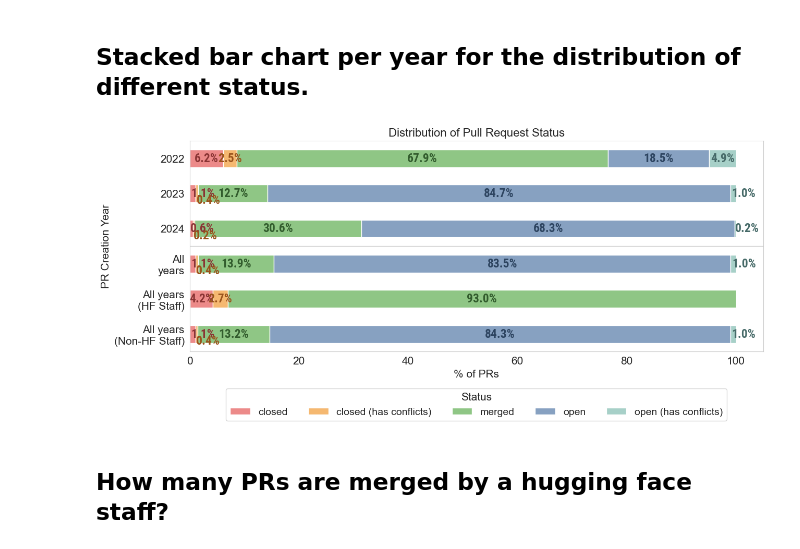
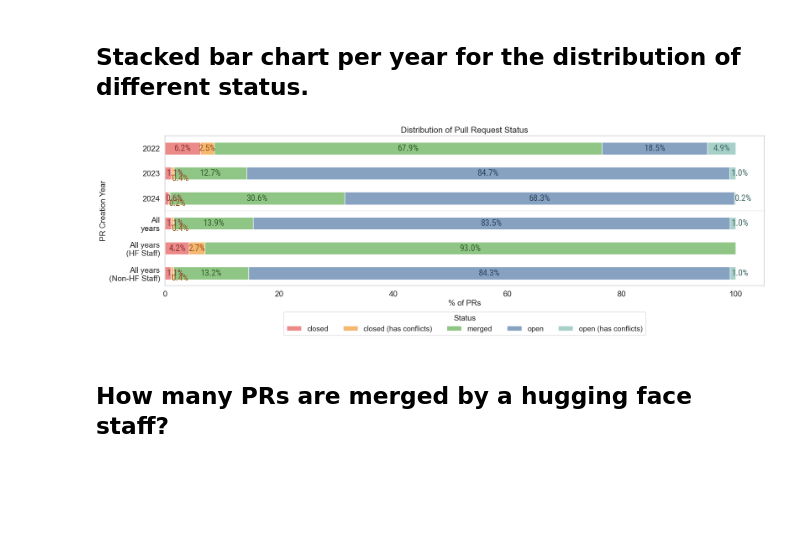
Before and after one commit to s2e-lab/model-evolution, a Jupyter notebook: scripts/notebooks/rq3_analysis.ipynb, the cells around one changed output. Saved outputs shown, nothing was run; the diff lists cells and outputs as text; code cells hidden in the pictures; blank space fills up the shorter version.

```diff
--- a/scripts/notebooks/rq3_analysis.ipynb
+++ b/scripts/notebooks/rq3_analysis.ipynb
@@ -131,7 +131,7 @@ stats.to_csv(RESULTS_DIR / 'rq3_dataset_stats.csv', header=False)
 # %%
 from matplotlib.font_manager import FontProperties
 import matplotlib.pyplot as plt
-from nb_utils import RESULTS_DIR
+from nb_utils import RESULTS_DIR, ROBOTO_CONDENSED_FONT
 
 # Group by year and status, and calculate counts
 status_counts = df.groupby(['year', 'status']).size().unstack(fill_value=0)
@@ -170,11 +170,10 @@ darker_colors = {
     'open (has conflicts)': '#466a68',  # Even Darker Teal
 }
 
-# Load the Roboto Condensed font from your local assets folder
-roboto_condensed = FontProperties(fname='../../assets/RobotoCondensed-Bold.ttf')
+
 
 # Plot the 100% stacked bar chart as horizontal with Tableau-like colors
-fig, ax = plt.subplots(figsize=(13, 6))
+fig, ax = plt.subplots(figsize=(18, 6))
 status_percentage.plot(kind='barh', stacked=True, ax=ax, color=[colors[status] for status in status_percentage.columns])
 
 # Add data labels for each segment with matching colors
@@ -185,42 +184,42 @@ for i, (year, row) in enumerate(status_percentage.iterrows()):
     for status, value in row.items():
         if value > 2:  # Only display labels for segments > 5% to prevent overlap
             ax.text(cumulative + value / 2, i, f"{value:.1f}%", ha='center', va='center',
-                    fontsize=17, fontweight='bold', fontproperties=roboto_condensed,
+                    fontsize=17, fontweight='bold', fontproperties=ROBOTO_CONDENSED_FONT,
                     color=darker_colors[status])  # Set text color to match bar color
             was_small = False
         elif value > 0:
             # For small segments, place the label outside with matching color
             ax.text(cumulative + value / 4, i + (delta if was_small else 0), f"{value:.1f}%", ha='left', va='center',
-                    fontsize=17, fontweight='bold', fontproperties=roboto_condensed,
+                    fontsize=17, fontweight='bold', fontproperties=ROBOTO_CONDENSED_FONT,
                     color=darker_colors[status])
             delta = -delta
             was_small = True
         cumulative += value
 
 # Add a red line separating the "Total" bar from the yearly data
 ax.axhline(y=len(status_percentage) - 3.5, color='lightgray', linewidth=1)
 
 # Customize plot with larger font sizes
 plt.title('Distribution of Pull Request Status', fontsize=16)
 plt.ylabel('PR Creation Year', fontsize=15)
 plt.xlabel('% of PRs', fontsize=15)
 # increase tick size
 plt.xticks(fontsize=15)
 plt.yticks(fontsize=15)
 plt.grid(False)
 
 # Move the legend outside and below the chart with increased label size
 plt.legend(title='Status', bbox_to_anchor=(0.5, -0.15), loc='upper center', ncol=len(status_percentage.columns),
            fontsize=14, title_fontsize=15)
 plt.tight_layout()
 
 # Save the plot to a PDF
 plt.savefig(RESULTS_DIR / 'RQ3StatusDistribution.pdf', format='pdf', bbox_inches='tight')
 
 
 plt.show()
 # %% [output]
-[figure, old version]
+[figure, new version]
 # %% [markdown]
 ## How many PRs are merged by a hugging face staff?
 # %%
```
Also changed, not shown: parts of 1 cell of this notebook, 16 other files.
